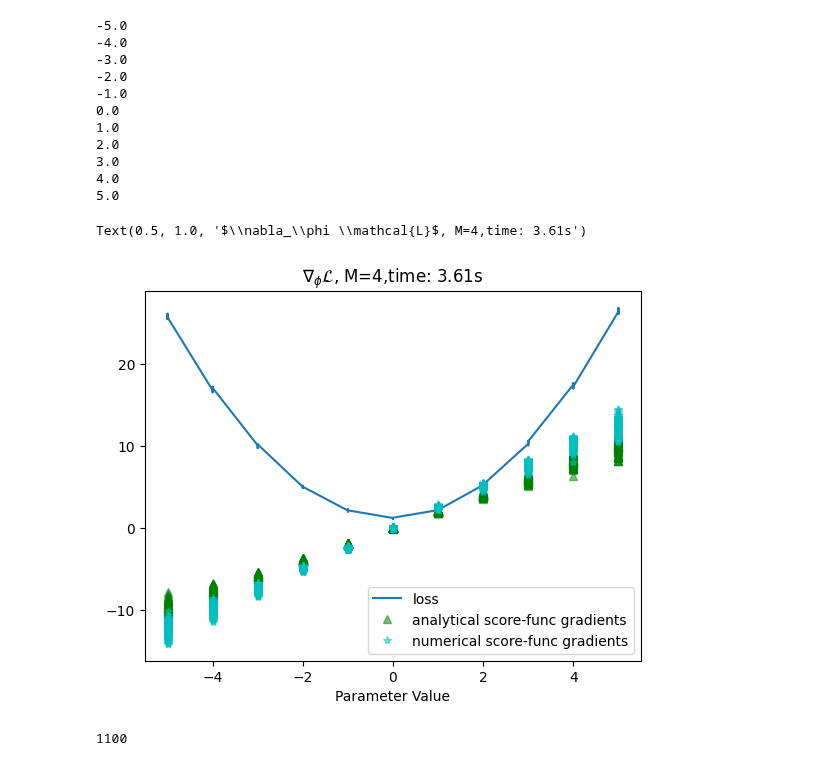
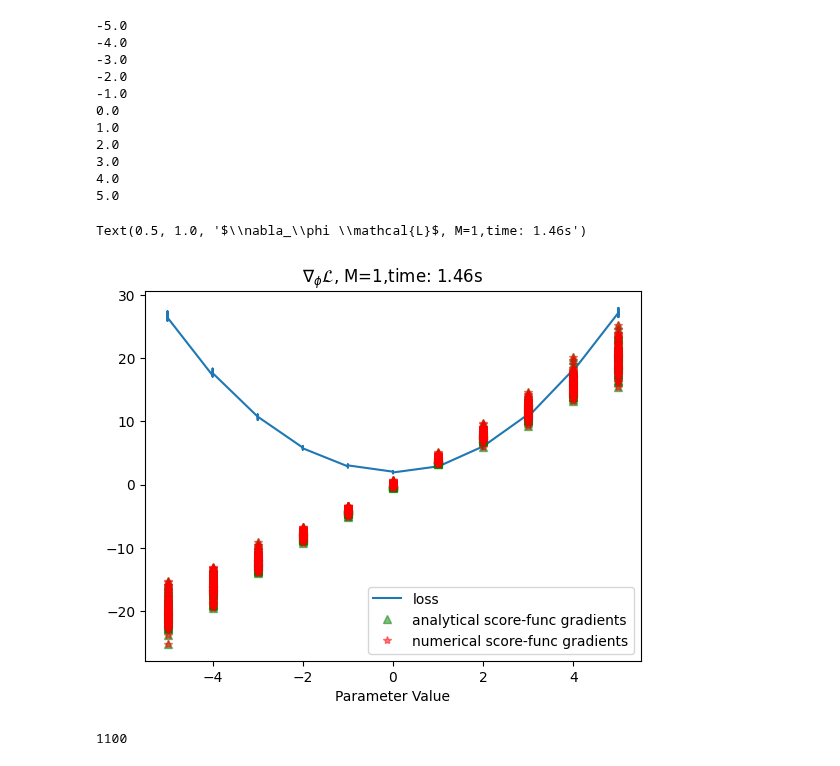
Before and after one commit to kheuton/prob_diff_topk, a Jupyter notebook: ScoreFunctionEstimatorGradientCalculations.ipynb, the cells around one changed output. Cells and saved outputs as stored; diff of their text form; code cells hidden in the pictures.

```diff
--- a/ScoreFunctionEstimatorGradientCalculations.ipynb
+++ b/ScoreFunctionEstimatorGradientCalculations.ipynb
@@ -78,7 +78,7 @@ $$\nabla_\phi r = \frac{1}{M} \sum_{m=1}^M (y^m - \phi_\mu) f(y^m)$$
  $$\nabla_r  \mathcal{L}(r_t, y_t) =  \nabla_r   (y_t-r_t)^2$$
  $$ = -2(y_t-r_t)$$
 # %%
-M = 4
+M = 1
 
 start = time.time()
 
@@ -123,8 +123,10 @@ for param_value in np.linspace(-5, 5, 11, dtype=np.float32):
         loss_T.backward()
         autodiff_grad_L_wrt_r_T = expected_action_T.grad
 
-        analytical_grad_T = analytical_grad_r_wrt_phi_T * torch.unsqueeze(analytical_grad_L_wrt_r_T, 1)
+        analytical_grad_T = torch.unsqueeze(analytical_grad_r_wrt_phi_T * analytical_grad_L_wrt_r_T, 1)
         autodiff_grad_T = autodiff_grad_r_wrt_phi_T * torch.unsqueeze(autodiff_grad_L_wrt_r_T, 1)
+
+        assert autodiff_grad_T.shape == analytical_grad_T.shape and autodiff_grad_T.shape == (T, 1)
 
         vals.append(param_value)
         losses.append(loss_T.detach().numpy())
@@ -152,15 +154,15 @@ elapsed = end - start
 # %%
 fig, ax1 = plt.subplots()
 ax1.set_xlabel('Parameter Value')
 ax1.plot(vals, losses, label='loss')
 
 ax1.plot(vals, [np.mean(grad) for grad in anal_grad], 'g^',alpha=0.5, label='analytical score-func gradients')
-ax1.plot(vals, [np.sum(grad) for grad in numer_grad], 'c*',alpha=0.5, label='numerical score-func gradients')
+ax1.plot(vals, [np.sum(grad) for grad in numer_grad], 'r*',alpha=0.5, label='numerical score-func gradients')
 plt.legend()
 plt.title(r'$\nabla_\phi \mathcal{L}$, '+f'M={M},time: {elapsed:.2f}s')
 # %% [output]
-Text(0.5, 1.0, '$\\nabla_\\phi \\mathcal{L}$, M=4,time: 3.61s')
+Text(0.5, 1.0, '$\\nabla_\\phi \\mathcal{L}$, M=1,time: 1.46s')
-[figure, old version]
+[figure, new version]
 # %%
 -
 # %% [output]
```
Also changed, not shown: parts of 2 cells of this notebook, 5 other files.
